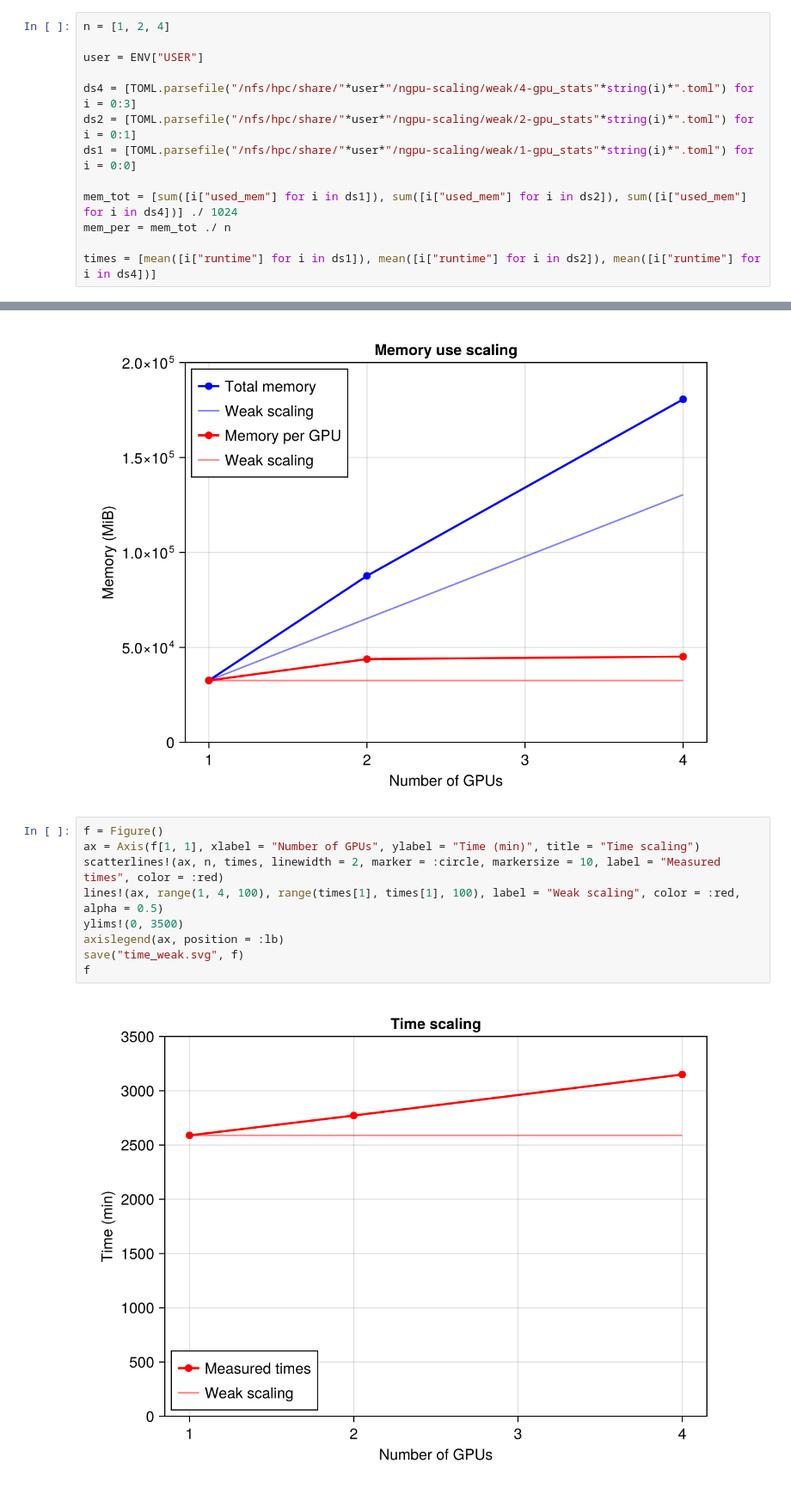
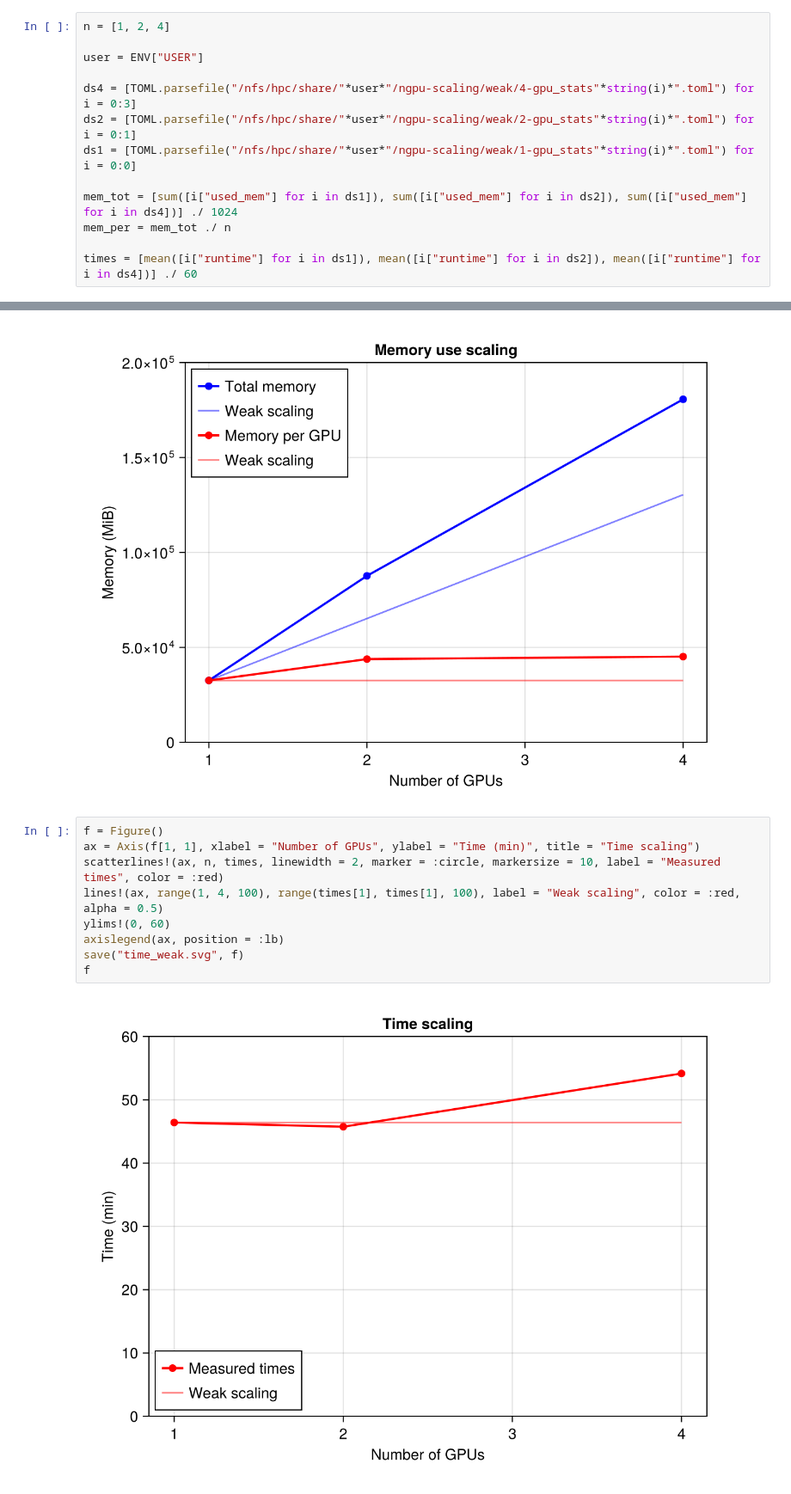
Before and after one commit to pcarlip/multigpu-ocean, a Jupyter notebook: weak-scaling/comp.ipynb, the cells around one changed output, grey strips where cells are left out. Shown at 86% size. Drawn from its saved outputs; the diff is of its cells as text.

```diff
--- a/weak-scaling/comp.ipynb
+++ b/weak-scaling/comp.ipynb
@@ -14,6 +14,6 @@ ds1 = [TOML.parsefile("/nfs/hpc/share/"*user*"/ngpu-scaling/weak/1-gpu_stats"*st
 mem_tot = [sum([i["used_mem"] for i in ds1]), sum([i["used_mem"] for i in ds2]), sum([i["used_mem"] for i in ds4])] ./ 1024
 mem_per = mem_tot ./ n
 
-times = [mean([i["runtime"] for i in ds1]), mean([i["runtime"] for i in ds2]), mean([i["runtime"] for i in ds4])]
+times = [mean([i["runtime"] for i in ds1]), mean([i["runtime"] for i in ds2]), mean([i["runtime"] for i in ds4])] ./ 60
 # %% [output]
 3-element Vector{Float64}:
@@ -44,11 +44,11 @@ f
 # %%
 f = Figure()
 ax = Axis(f[1, 1], xlabel = "Number of GPUs", ylabel = "Time (min)", title = "Time scaling")
 scatterlines!(ax, n, times, linewidth = 2, marker = :circle, markersize = 10, label = "Measured times", color = :red)
 lines!(ax, range(1, 4, 100), range(times[1], times[1], 100), label = "Weak scaling", color = :red, alpha = 0.5)
-ylims!(0, 3500)
+ylims!(0, 60)
 axislegend(ax, position = :lb)
 save("time_weak.svg", f)
 f
 # %% [output]
-[figure, old version]
+[figure, new version]
```
Also changed, not shown: parts of 1 cell of this notebook, 7 other files.
